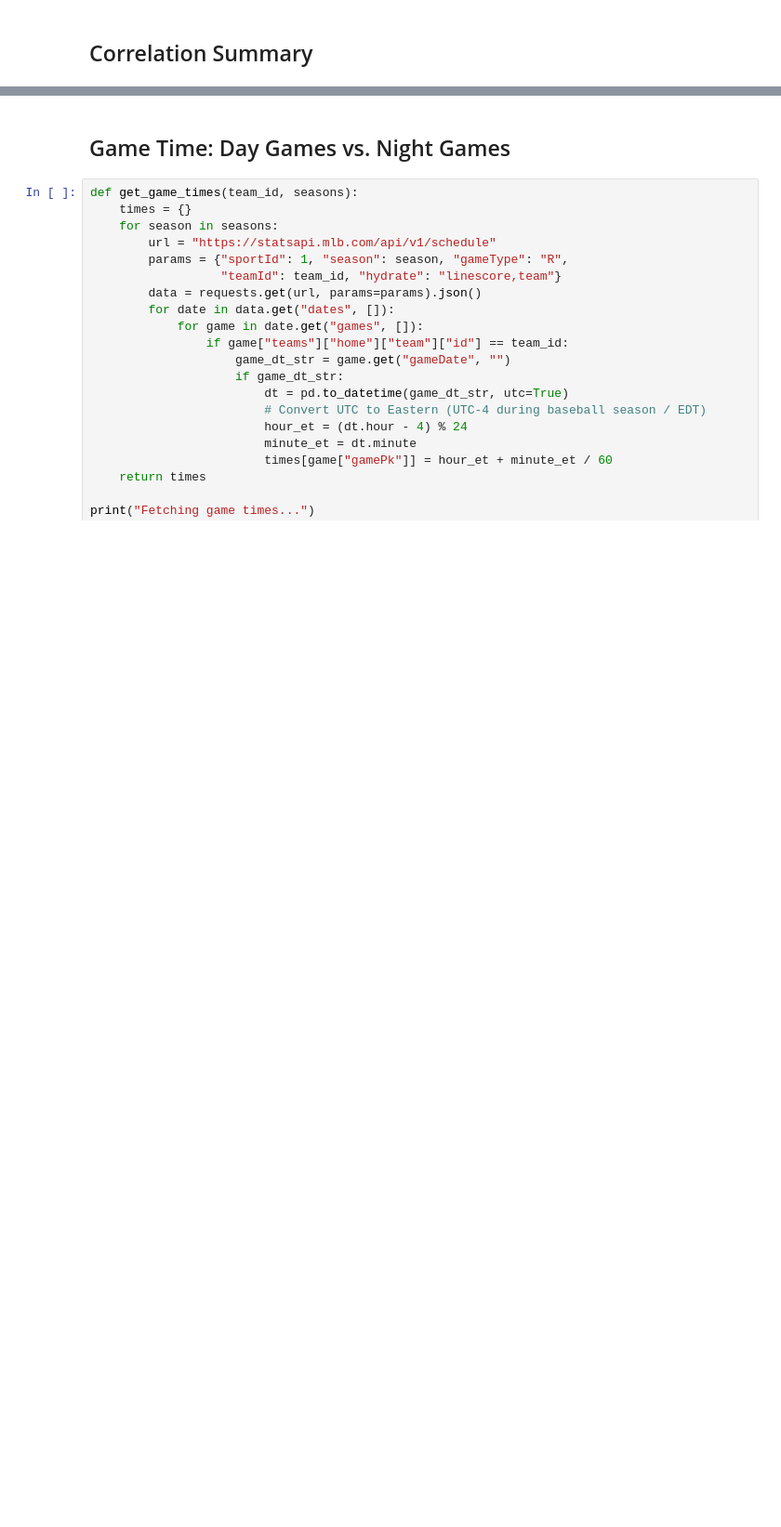
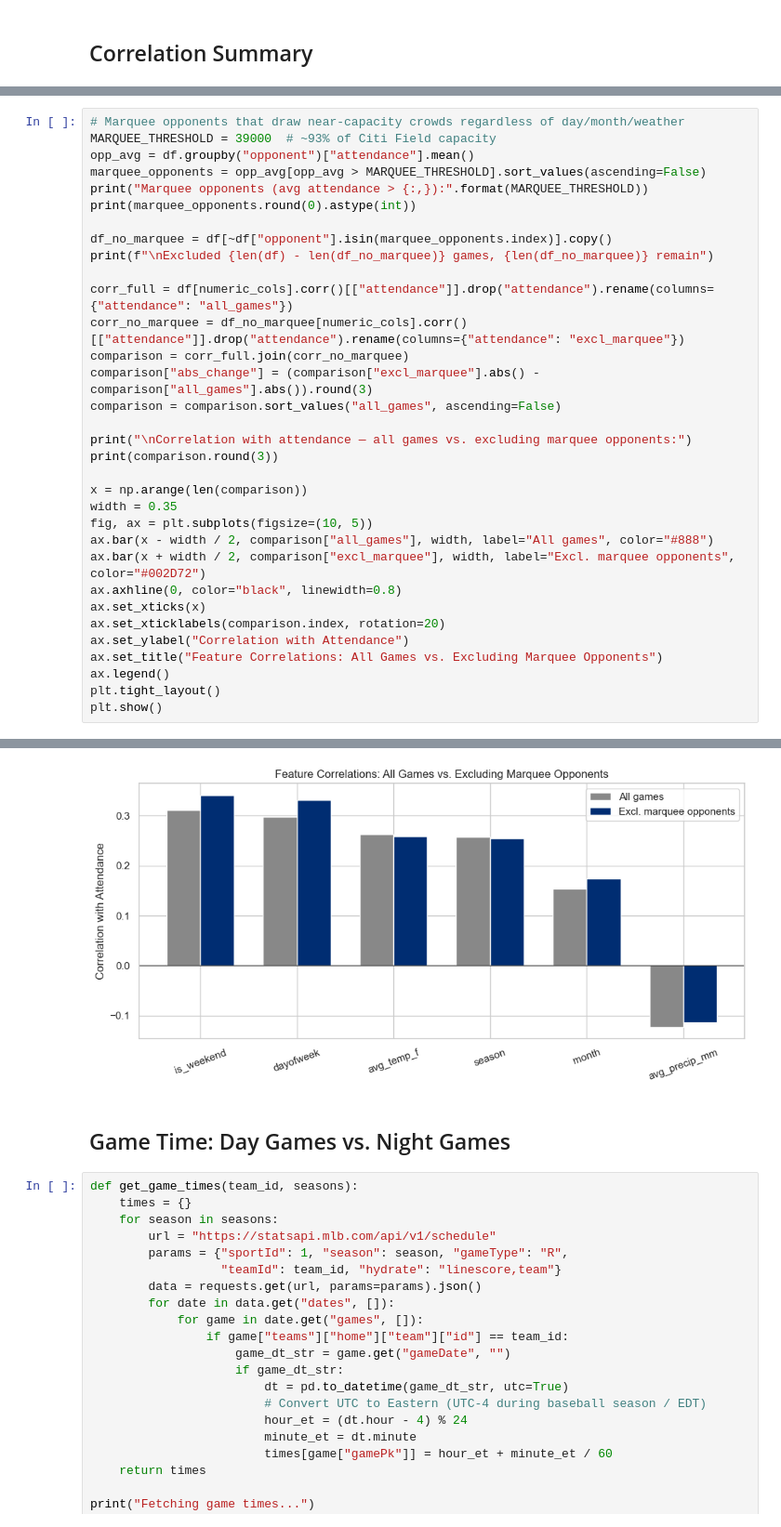
Before and after one commit to kaylagandrus/mlb-dynamic-ticket-pricing, a Jupyter notebook: mets/notebooks/03_eda.ipynb, the cells around one changed output, grey strips where cells are left out. Shown at 93% size. Cells and saved outputs as stored; diff of their text form; blank space fills up the shorter version.

```diff
--- a/mets/notebooks/03_eda.ipynb
+++ b/mets/notebooks/03_eda.ipynb
@@ -171,0 +298,34 @@ plt.show()
+# %%
+# Marquee opponents that draw near-capacity crowds regardless of day/month/weather
+MARQUEE_THRESHOLD = 39000  # ~93% of Citi Field capacity
+opp_avg = df.groupby("opponent")["attendance"].mean()
+marquee_opponents = opp_avg[opp_avg > MARQUEE_THRESHOLD].sort_values(ascending=False)
+print("Marquee opponents (avg attendance > {:,}):".format(MARQUEE_THRESHOLD))
+print(marquee_opponents.round(0).astype(int))
+
+df_no_marquee = df[~df["opponent"].isin(marquee_opponents.index)].copy()
+print(f"\nExcluded {len(df) - len(df_no_marquee)} games, {len(df_no_marquee)} remain")
+
+corr_full = df[numeric_cols].corr()[["attendance"]].drop("attendance").rename(columns={"attendance": "all_games"})
+corr_no_marquee = df_no_marquee[numeric_cols].corr()[["attendance"]].drop("attendance").rename(columns={"attendance": "excl_marquee"})
+comparison = corr_full.join(corr_no_marquee)
+comparison["abs_change"] = (comparison["excl_marquee"].abs() - comparison["all_games"].abs()).round(3)
+comparison = comparison.sort_values("all_games", ascending=False)
+
+print("\nCorrelation with attendance — all games vs. excluding marquee opponents:")
+print(comparison.round(3))
+
+x = np.arange(len(comparison))
+width = 0.35
+fig, ax = plt.subplots(figsize=(10, 5))
+ax.bar(x - width / 2, comparison["all_games"], width, label="All games", color="#888")
+ax.bar(x + width / 2, comparison["excl_marquee"], width, label="Excl. marquee opponents", color="#002D72")
+ax.axhline(0, color="black", linewidth=0.8)
+ax.set_xticks(x)
+ax.set_xticklabels(comparison.index, rotation=20)
+ax.set_ylabel("Correlation with Attendance")
+ax.set_title("Feature Correlations: All Games vs. Excluding Marquee Opponents")
+ax.legend()
+plt.tight_layout()
+plt.show()
+# %% [output]
@@ -172,3 +349,4 @@ plt.show()
+[figure, added]
 # %% [markdown]
 ## Game Time: Day Games vs. Night Games
 # %%
```
Also changed, not shown: parts of 17 cells of this notebook, 4 other files.
